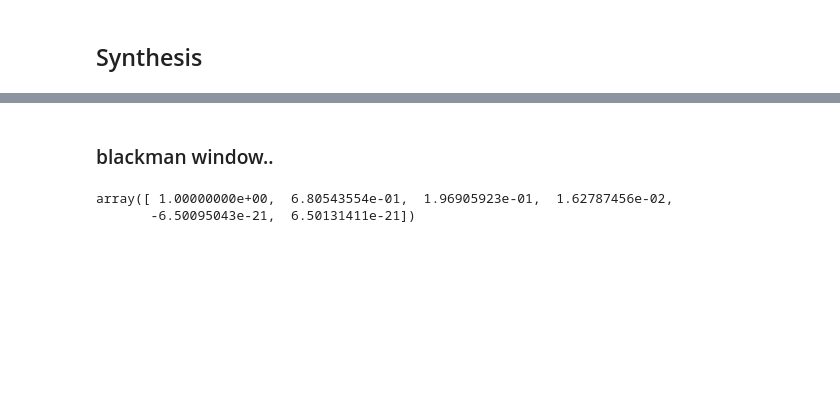
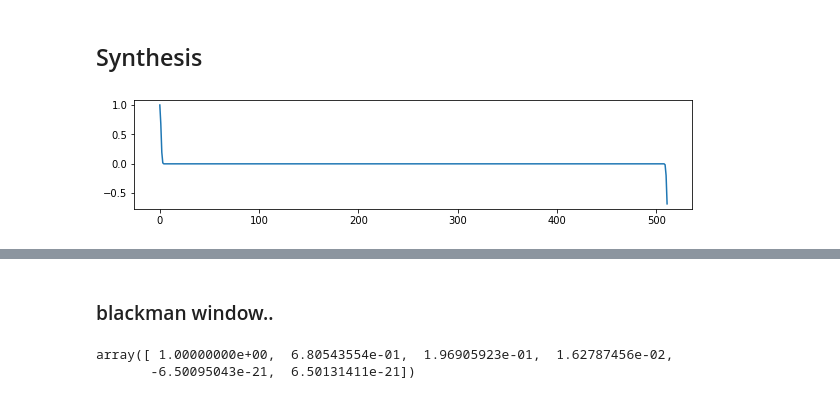
Before and after one commit to jhartquist/rtma, a Jupyter notebook: nbs/04_sine_model.ipynb, the cells around one changed output, grey strips where cells are left out. Cells and saved outputs as stored; diff of their text form; code cells hidden in the pictures; blank space fills up the shorter version.

```diff
--- a/nbs/04_sine_model.ipynb
+++ b/nbs/04_sine_model.ipynb
@@ -152,6 +149,11 @@ def genBhLobe(x, N=512):
         y += consts[m]/2 * (sinc(f-df*m, N) + sinc(f+df*m, N))  # sum of scaled sinc functions
     y = y/N/consts[0]                                       # normalize
     return y
+# %%
+a = np.arange(512)
+plot(genBhLobe(a))
+# %% [output]
+[figure, added]
 # %%
 def generate_sine_spectrum(ipeak_f, ipeak_m, ipeak_p, N, fs):
     Y = np.zeros(N, dtype=np.complex64)
```
Also changed, not shown: parts of 29 cells of this notebook, 6 other files.
